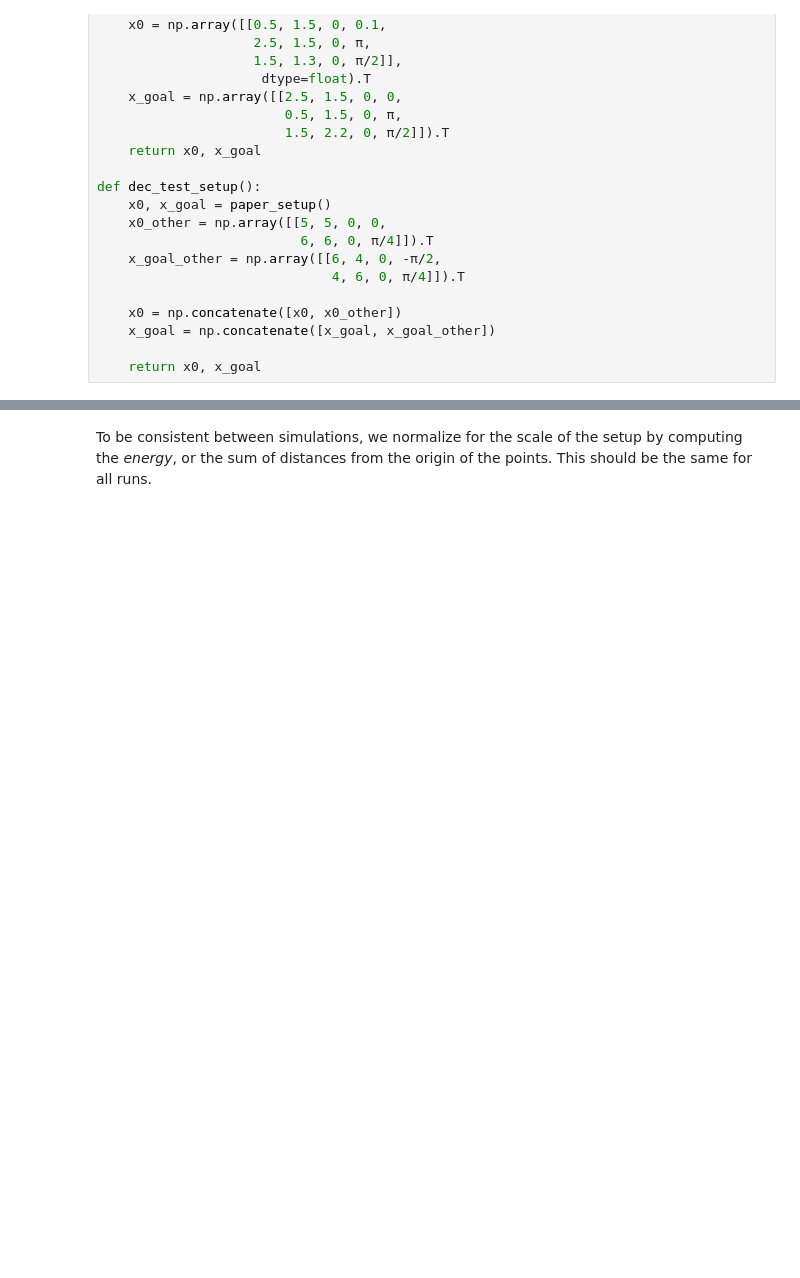
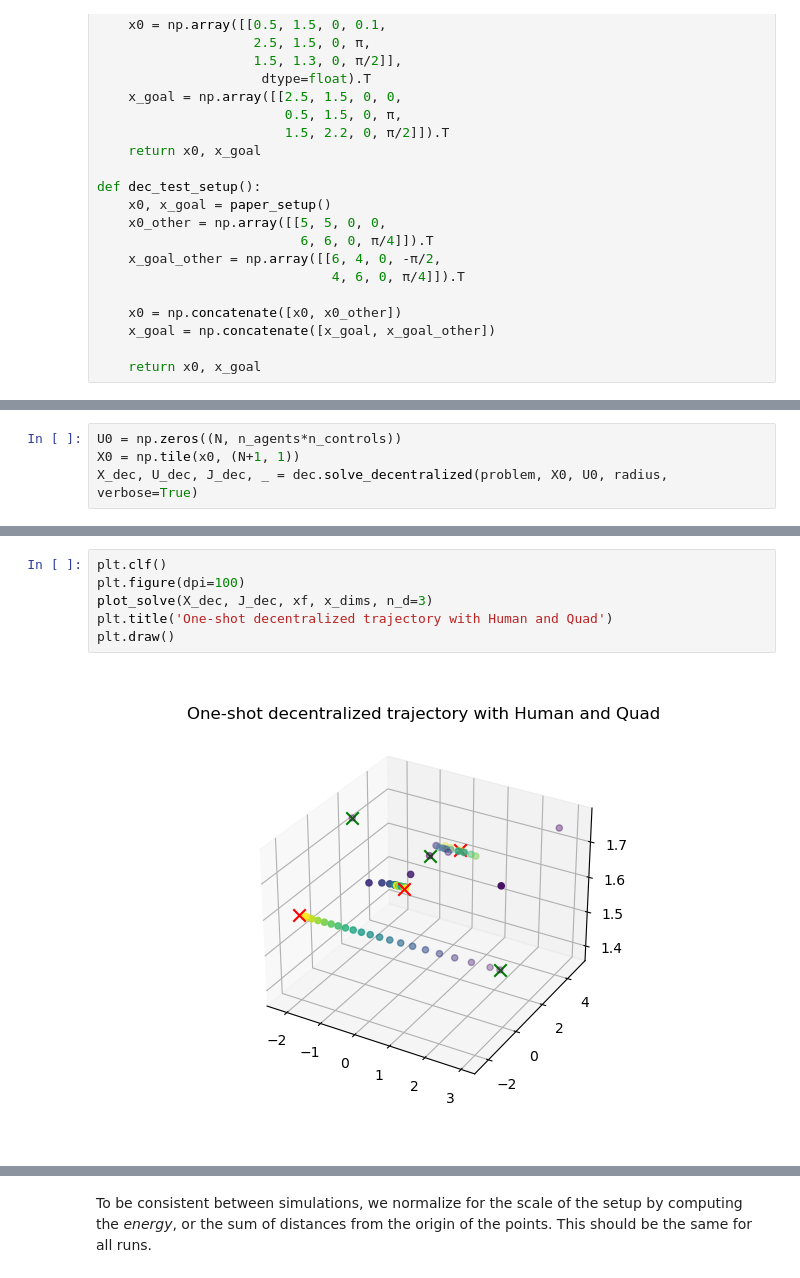
Before and after one commit to labicon/dp-ilqr, a Jupyter notebook: run/main.ipynb, the cells around one changed output, grey strips where cells are left out. Cells and saved outputs as stored; diff of their text form; blank space fills up the shorter version.

```diff
--- a/run/main.ipynb
+++ b/run/main.ipynb
@@ -222,0 +319,4 @@ def dec_test_setup():
+# %%
+U0 = np.zeros((N, n_agents*n_controls))
+X0 = np.tile(x0, (N+1, 1))
+X_dec, U_dec, J_dec, _ = dec.solve_decentralized(problem, X0, U0, radius, verbose=True)
@@ -222,0 +334,8 @@ def dec_test_setup():
+# %%
+plt.clf()
+plt.figure(dpi=100)
+plot_solve(X_dec, J_dec, xf, x_dims, n_d=3)
+plt.title('One-shot decentralized trajectory with Human and Quad')
+plt.draw()
+# %% [output]
+[figure, added]
```
Also changed, not shown: parts of 53 cells of this notebook, 3 other files.
